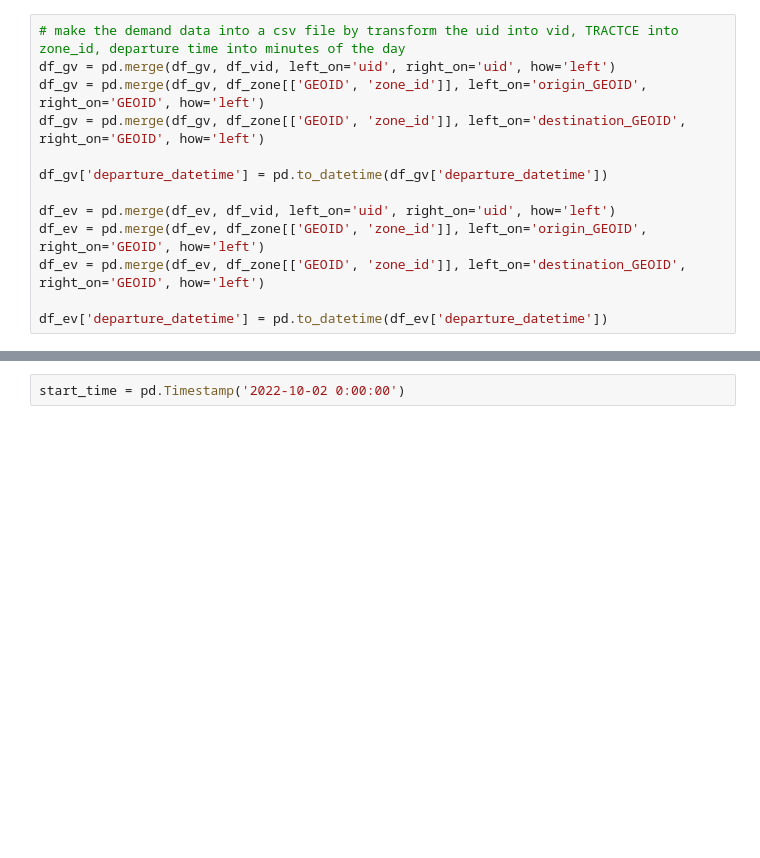
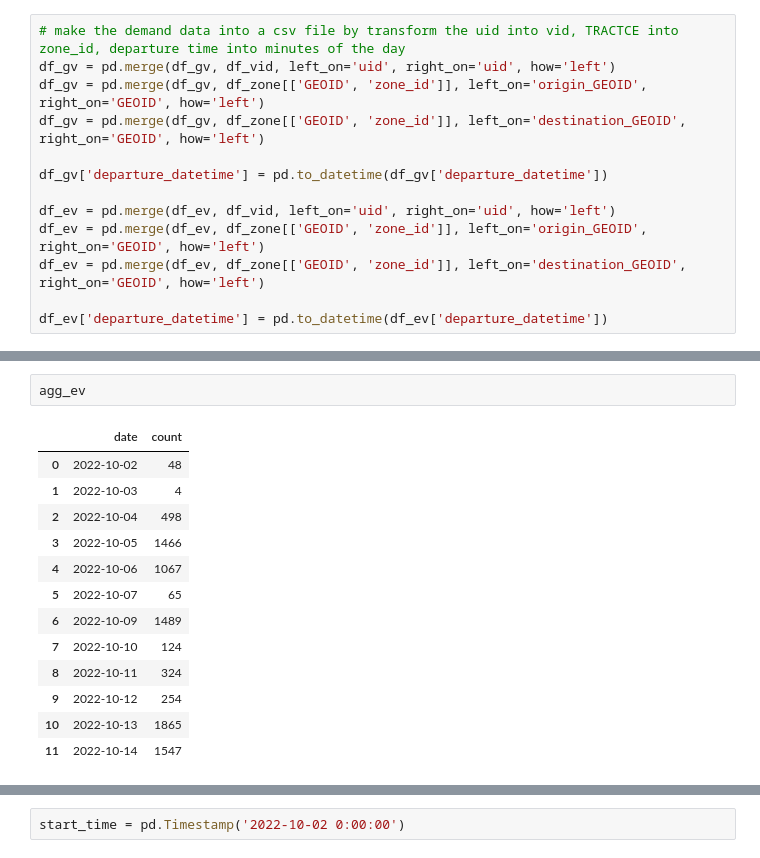
Before and after one commit to umnilab/METS-R_SIM, a Jupyter notebook: METS_R/util/IN data preparation/data_preparation.ipynb, the cells around one changed output, grey strips where cells are left out. Drawn from its saved outputs; the diff is of its cells as text; blank space fills up the shorter version.

```diff
--- a/METS_R/util/IN data preparation/data_preparation.ipynb
+++ b/METS_R/util/IN data preparation/data_preparation.ipynb
@@ -144,0 +164,16 @@ df_ev['departure_datetime'] = pd.to_datetime(df_ev['departure_datetime'])
+# %%
+agg_ev
+# %% [output]
+|  | date | count |
+| 0 | 2022-10-02 | 48 |
+| 1 | 2022-10-03 | 4 |
+| 2 | 2022-10-04 | 498 |
+| 3 | 2022-10-05 | 1466 |
+| 4 | 2022-10-06 | 1067 |
+| 5 | 2022-10-07 | 65 |
+| 6 | 2022-10-09 | 1489 |
+| 7 | 2022-10-10 | 124 |
+| 8 | 2022-10-11 | 324 |
+| 9 | 2022-10-12 | 254 |
+| 10 | 2022-10-13 | 1865 |
+| 11 | 2022-10-14 | 1547 |
```
Also changed, not shown: parts of 7 cells of this notebook, 41 other files.
